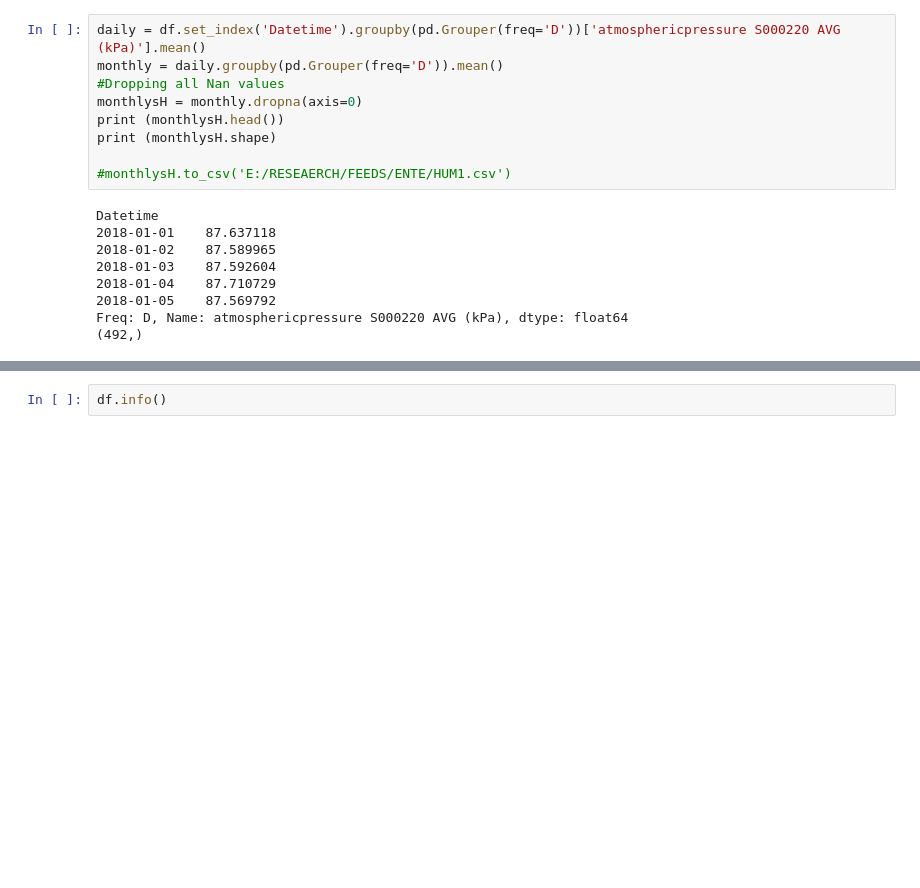
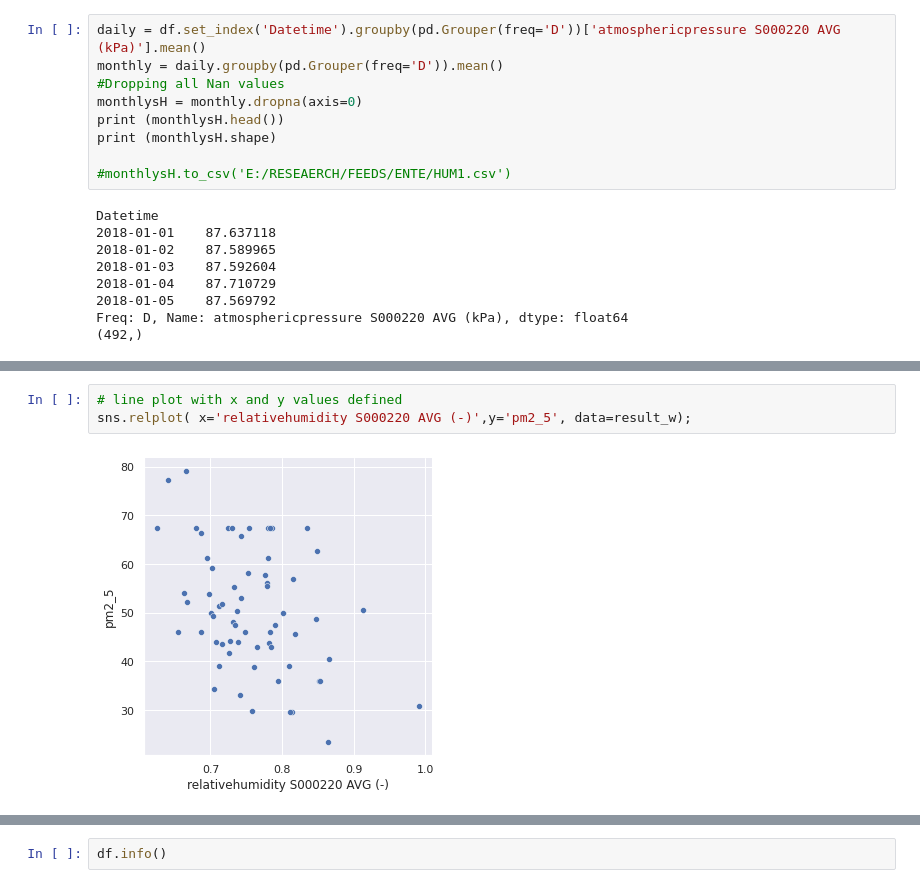
Before and after one commit to wabinyai/AIRQO-web, a Jupyter notebook: Compare_Metrologican_data_with_PM_data.ipynb, the cells around one changed output, grey strips where cells are left out. Cells and saved outputs as stored; diff of their text form; blank space fills up the shorter version.

```diff
--- a/Compare_Metrologican_data_with_PM_data.ipynb
+++ b/Compare_Metrologican_data_with_PM_data.ipynb
@@ -221,0 +393,5 @@ Freq: D, Name: atmosphericpressure S000220 AVG (kPa), dtype: float64
+# %%
+# line plot with x and y values defined
+sns.relplot( x='relativehumidity S000220 AVG (-)',y='pm2_5', data=result_w);
+# %% [output]
+[figure, added]
```
Also changed, not shown: parts of 32 cells of this notebook.
